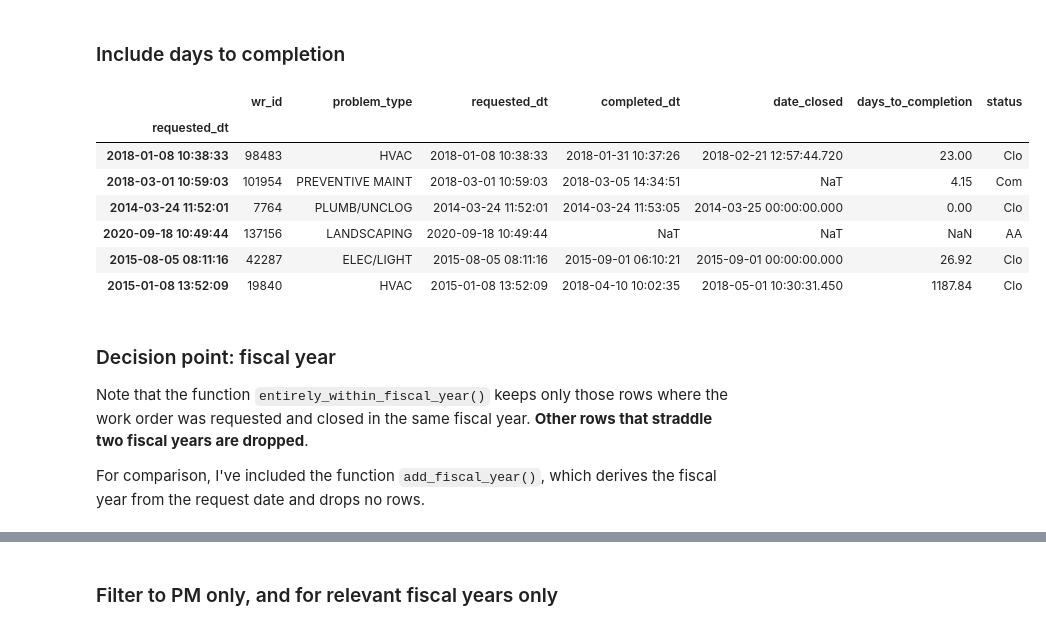
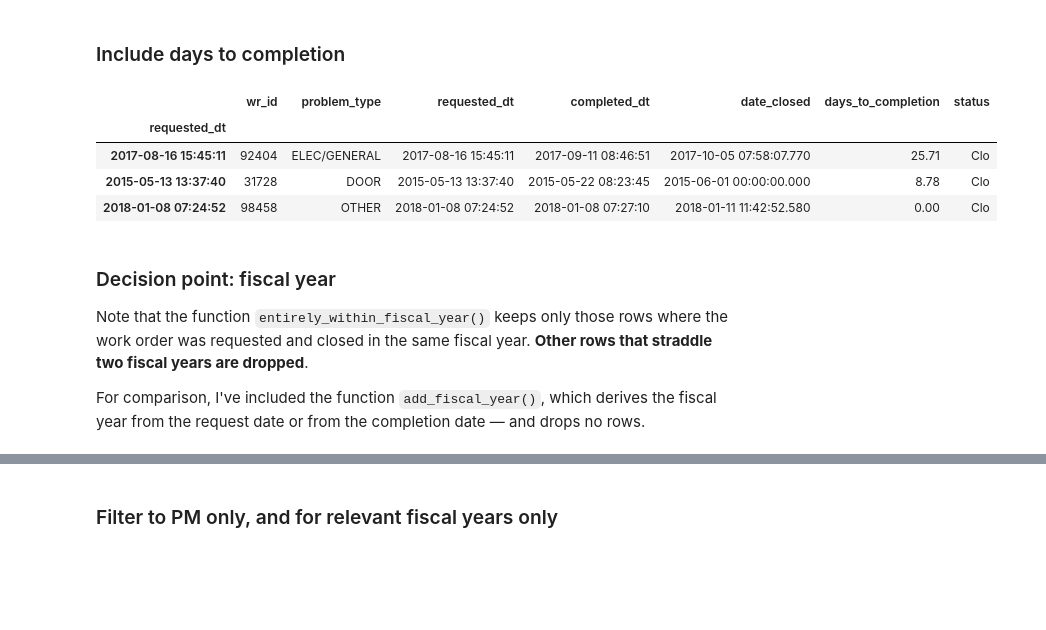
Before and after one commit to department-of-general-services/KPI_central, a Jupyter notebook: FMD_scorecard.ipynb, the cells around one changed output, grey strips where cells are left out. Saved outputs shown, nothing was run; the diff lists cells and outputs as text; code cells hidden in the pictures; blank space fills up the shorter version.

```diff
--- a/FMD_scorecard.ipynb
+++ b/FMD_scorecard.ipynb
@@ -62,0 +39,6 @@ The KPIs raw dataframe has 104,351 rows.
+# %%
+query_path = Path.cwd() / "sql" / "input_for_FMD_KPIs.sql"
+kpis_raw = get_kpi_data(config, query_path)
+
+print(f"The KPIs raw dataframe has {kpis_raw.shape[0]:,} rows.")
+kpis_raw.sample(3, random_state=444)
@@ -76,16 +57,0 @@ kpis_raw[cond]
-# %%
-def tidy_up_wr(df):
-    df = df.copy()
-    df = df.loc[:, ~df.columns.duplicated()]
-    df = df.dropna(subset=["wr_id", "problem_type"])
-    df = df.applymap(lambda x: x.strip() if isinstance(x, str) else x)
-    df["wr_id"] = df["wr_id"].astype(int) # .astype(str)
-    cond_valid = ~df["problem_type"].str.contains("TEST")
-    df = df[cond_valid]
-    df["status"] = df["status"].replace("A", "AA", regex=False)
-    return df
-
-# apply the tidy up function
-wr_tidy = tidy_up_wr(kpis_raw)
-
-print(f"The tidied work orders dataframe has {wr_tidy.shape[0]:,} rows.")
@@ -138,17 +103,3 @@ wr_dt[
 ## Data preparation
 # %% [markdown]
 ### Include days to completion
-# %%
-def compute_days_to_completion(df):
-    df = df.copy()
-    # compute days to completion
-    df["days_to_completion"] = df.apply(
-        lambda x: (x["completed_dt"] - x["requested_dt"]) / np.timedelta64(1, "D"),
-        axis=1,
-    ).round(2)
-    # set the index
-    df = df.set_index(keys="requested_dt", verify_integrity=False, drop=False)
-    return df
-
-
-wr_durations = compute_days_to_completion(wr_dt)
@@ -155,26 +108,23 @@ wr_durations = compute_days_to_completion(wr_dt)
 # %%
 wr_durations[
     [
         "wr_id",
         "problem_type",
         "requested_dt",
         "completed_dt",
         "date_closed",
         "days_to_completion",
-        "status"
+        "status",
     ]
-].sample(6, random_state=446)
+].sample(3, random_state=446)
 # %% [output]
 |  | wr_id | problem_type | requested_dt | completed_dt | date_closed | days_to_completion | status |
 | requested_dt |  |  |  |  |  |  |  |
-| 2018-01-08 10:38:33 | 98483 | HVAC | 2018-01-08 10:38:33 | 2018-01-31 10:37:26 | 2018-02-21 12:57:44.720 | 23.00 | Clo |
-| 2018-03-01 10:59:03 | 101954 | PREVENTIVE MAINT | 2018-03-01 10:59:03 | 2018-03-05 14:34:51 | NaT | 4.15 | Com |
-| 2014-03-24 11:52:01 | 7764 | PLUMB/UNCLOG | 2014-03-24 11:52:01 | 2014-03-24 11:53:05 | 2014-03-25 00:00:00.000 | 0.00 | Clo |
-| 2020-09-18 10:49:44 | 137156 | LANDSCAPING | 2020-09-18 10:49:44 | NaT | NaT | NaN | AA |
-| 2015-08-05 08:11:16 | 42287 | ELEC/LIGHT | 2015-08-05 08:11:16 | 2015-09-01 06:10:21 | 2015-09-01 00:00:00.000 | 26.92 | Clo |
-| 2015-01-08 13:52:09 | 19840 | HVAC | 2015-01-08 13:52:09 | 2018-04-10 10:02:35 | 2018-05-01 10:30:31.450 | 1187.84 | Clo |
+| 2017-08-16 15:45:11 | 92404 | ELEC/GENERAL | 2017-08-16 15:45:11 | 2017-09-11 08:46:51 | 2017-10-05 07:58:07.770 | 25.71 | Clo |
+| 2015-05-13 13:37:40 | 31728 | DOOR | 2015-05-13 13:37:40 | 2015-05-22 08:23:45 | 2015-06-01 00:00:00.000 | 8.78 | Clo |
+| 2018-01-08 07:24:52 | 98458 | OTHER | 2018-01-08 07:24:52 | 2018-01-08 07:27:10 | 2018-01-11 11:42:52.580 | 0.00 | Clo |
 # %% [markdown]
 ### Decision point: fiscal year
 Note that the function `entirely_within_fiscal_year()` keeps only those rows where the work order was requested and closed in the same fiscal year. __Other rows that straddle two fiscal years are dropped__.
 
-For comparison, I've included the function `add_fiscal_year()`, which derives the fiscal year from the request date and drops no rows.
+For comparison, I've included the function `add_fiscal_year()`, which derives the fiscal year from the request date or from the completion date — and drops no rows.
```
Also changed, not shown: parts of 40 cells of this notebook, 1 other file.
